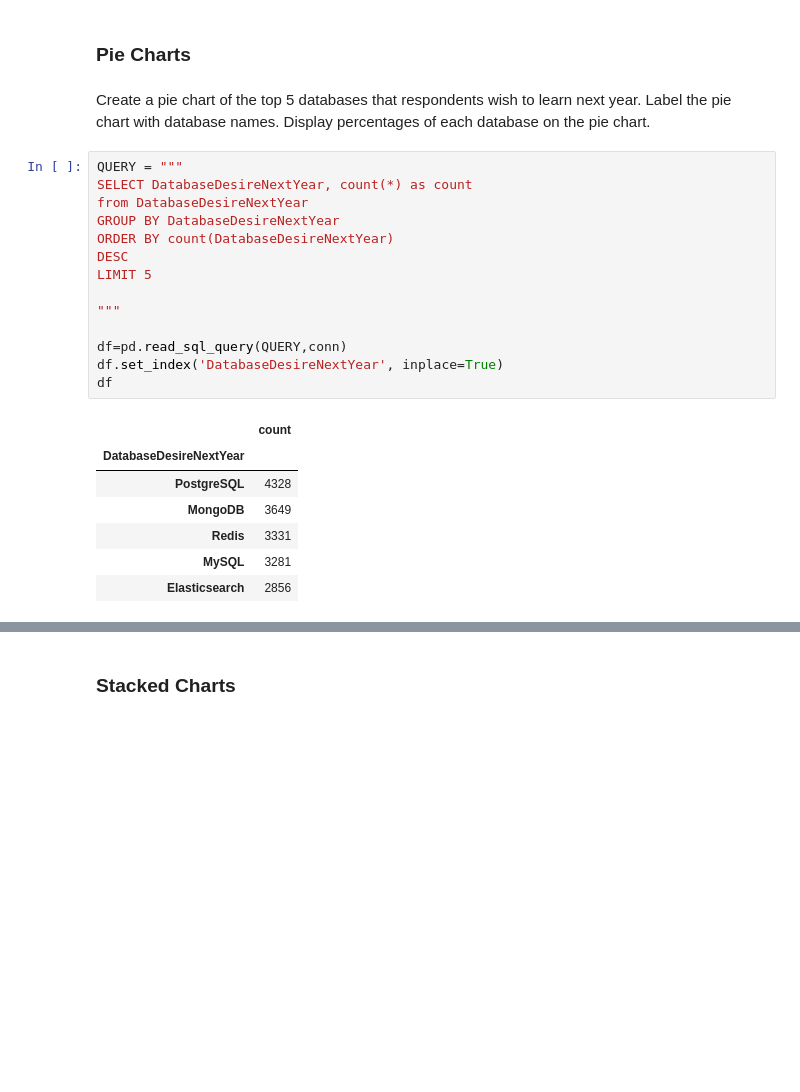
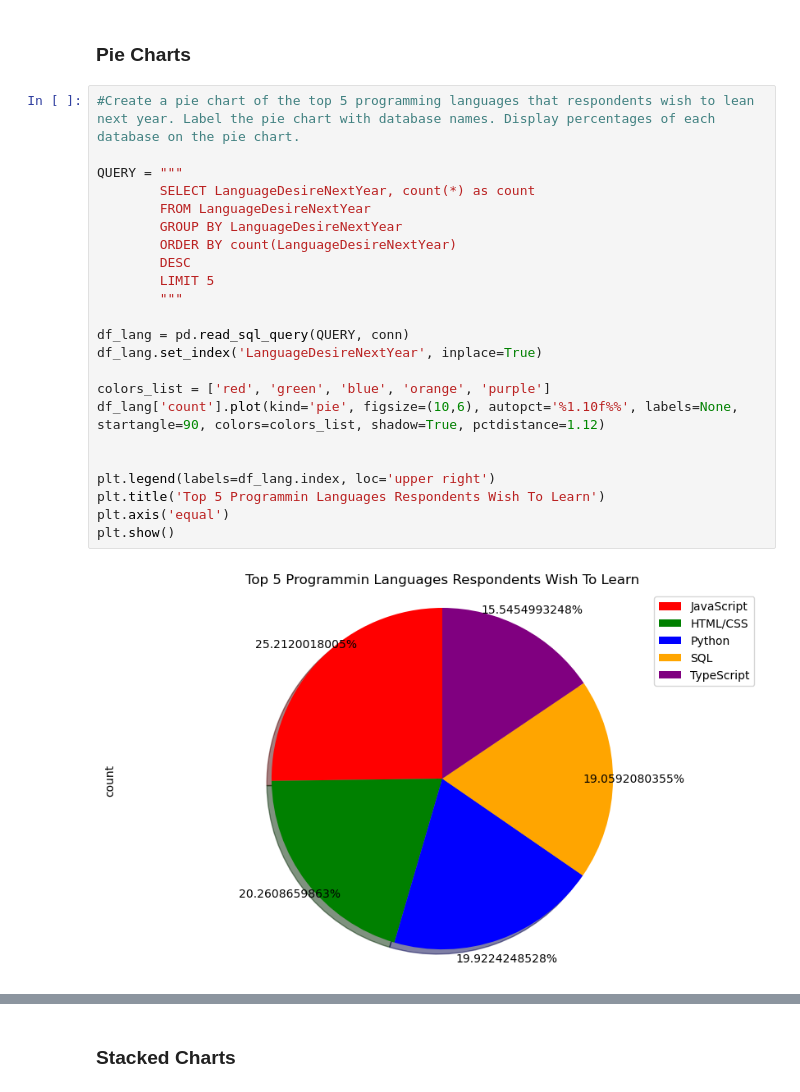
Before and after one commit to Rskowal/Data-Analyst-Projects, a Jupyter notebook: M4DataVisualization-lab.ipynb, the cells around one changed output, grey strips where cells are left out. Saved outputs shown, nothing was run; the diff lists cells and outputs as text; blank space fills up the shorter version.

```diff
--- a/M4DataVisualization-lab.ipynb
+++ b/M4DataVisualization-lab.ipynb
@@ -243,27 +243,28 @@ plt.show()
 ## Visualizing composition of data
 # %% [markdown]
 ### Pie Charts
-# %% [markdown]
-Create a pie chart of the top 5 databases that respondents wish to learn next year. Label the pie chart with database names. Display percentages of each database on the pie chart.
-# %%
-QUERY = """
-SELECT DatabaseDesireNextYear, count(*) as count
-from DatabaseDesireNextYear
-GROUP BY DatabaseDesireNextYear
-ORDER BY count(DatabaseDesireNextYear)
-DESC
-LIMIT 5
-
-"""
-
-df=pd.read_sql_query(QUERY,conn)
-df.set_index('DatabaseDesireNextYear', inplace=True)
-df
-# %% [output]
-|  | count |
-| DatabaseDesireNextYear |  |
-| PostgreSQL | 4328 |
-| MongoDB | 3649 |
-| Redis | 3331 |
-| MySQL | 3281 |
-| Elasticsearch | 2856 |
+# %%
+#Create a pie chart of the top 5 programming languages that respondents wish to lean next year. Label the pie chart with database names. Display percentages of each database on the pie chart.
+
+QUERY = """
+        SELECT LanguageDesireNextYear, count(*) as count
+        FROM LanguageDesireNextYear
+        GROUP BY LanguageDesireNextYear
+        ORDER BY count(LanguageDesireNextYear)
+        DESC
+        LIMIT 5
+        """
+
+df_lang = pd.read_sql_query(QUERY, conn)
+df_lang.set_index('LanguageDesireNextYear', inplace=True)
+
+colors_list = ['red', 'green', 'blue', 'orange', 'purple']
+df_lang['count'].plot(kind='pie', figsize=(10,6), autopct='%1.10f%%', labels=None, startangle=90, colors=colors_list, shadow=True, pctdistance=1.12)
+
+
+plt.legend(labels=df_lang.index, loc='upper right')
+plt.title('Top 5 Programmin Languages Respondents Wish To Learn')
+plt.axis('equal')
+plt.show()
+# %% [output]
+[figure, added]
```
Also changed, not shown: parts of 4 cells of this notebook.
